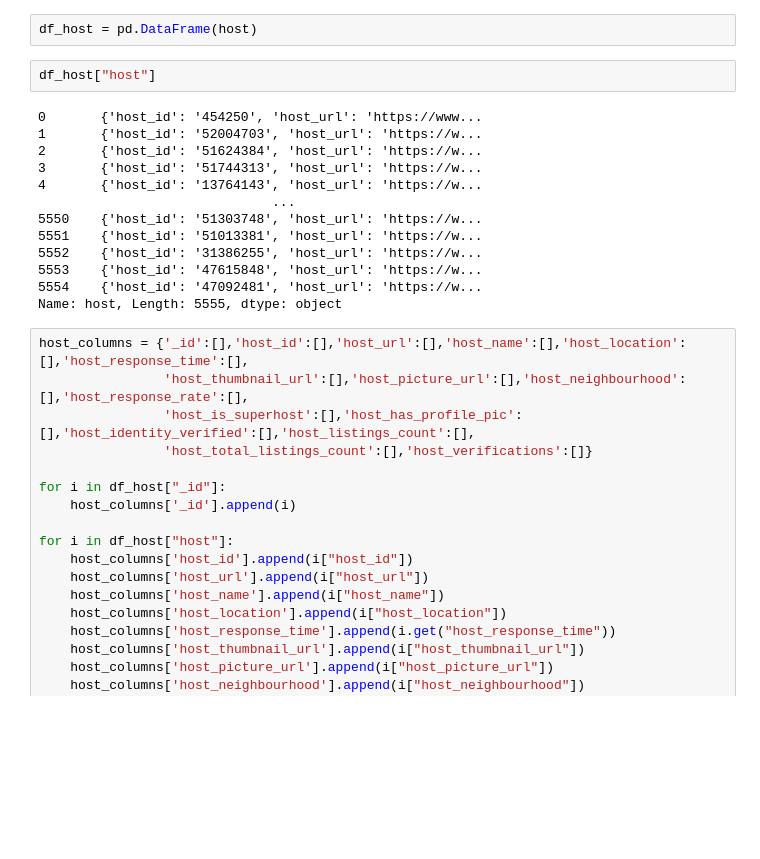
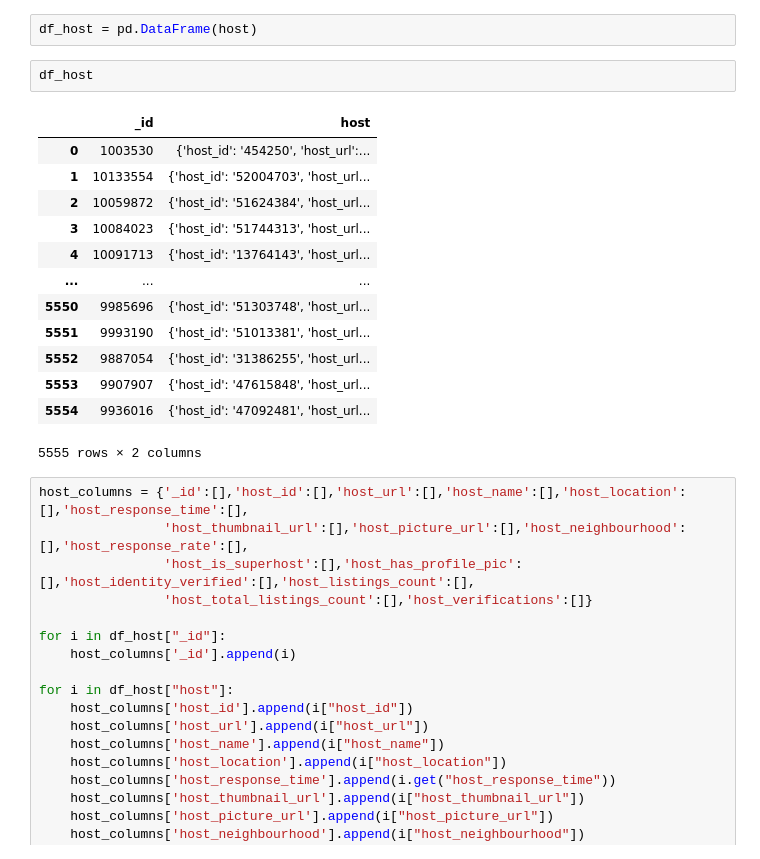
Before and after one commit to Ranjithakishore/guvi-airbnb-project, a Jupyter notebook: airbnb.ipynb, the cells around one changed output. Saved outputs shown, nothing was run; the diff lists cells and outputs as text; blank space fills up the shorter version.

```diff
--- a/airbnb.ipynb
+++ b/airbnb.ipynb
@@ -80,20 +82,21 @@ for i in collection.find({},{"_id":1, "host":1}):
 # %%
 df_host = pd.DataFrame(host)
 # %%
-df_host["host"]
+df_host
 # %% [output]
+|  | _id | host |
+| 0 | 1003530 | {'host_id': '454250', 'host_url':... |
+| 1 | 10133554 | {'host_id': '52004703', 'host_url... |
+| 2 | 10059872 | {'host_id': '51624384', 'host_url... |
+| 3 | 10084023 | {'host_id': '51744313', 'host_url... |
+| 4 | 10091713 | {'host_id': '13764143', 'host_url... |
+| ... | ... | ... |
+| 5550 | 9985696 | {'host_id': '51303748', 'host_url... |
+| 5551 | 9993190 | {'host_id': '51013381', 'host_url... |
+| 5552 | 9887054 | {'host_id': '31386255', 'host_url... |
+| 5553 | 9907907 | {'host_id': '47615848', 'host_url... |
+| 5554 | 9936016 | {'host_id': '47092481', 'host_url... |
-0       {'host_id': '454250', 'host_url': 'https://www...
-1       {'host_id': '52004703', 'host_url': 'https://w...
-2       {'host_id': '51624384', 'host_url': 'https://w...
-3       {'host_id': '51744313', 'host_url': 'https://w...
-4       {'host_id': '13764143', 'host_url': 'https://w...
-                              ...
-5550    {'host_id': '51303748', 'host_url': 'https://w...
-5551    {'host_id': '51013381', 'host_url': 'https://w...
-5552    {'host_id': '31386255', 'host_url': 'https://w...
-5553    {'host_id': '47615848', 'host_url': 'https://w...
-5554    {'host_id': '47092481', 'host_url': 'https://w...
-Name: host, Length: 5555, dtype: object
+5555 rows × 2 columns
 # %%
 host_columns = {'_id':[],'host_id':[],'host_url':[],'host_name':[],'host_location':[],'host_response_time':[],
                 'host_thumbnail_url':[],'host_picture_url':[],'host_neighbourhood':[],'host_response_rate':[],
```
Also changed, not shown: parts of 11 cells of this notebook, 2 other files.
